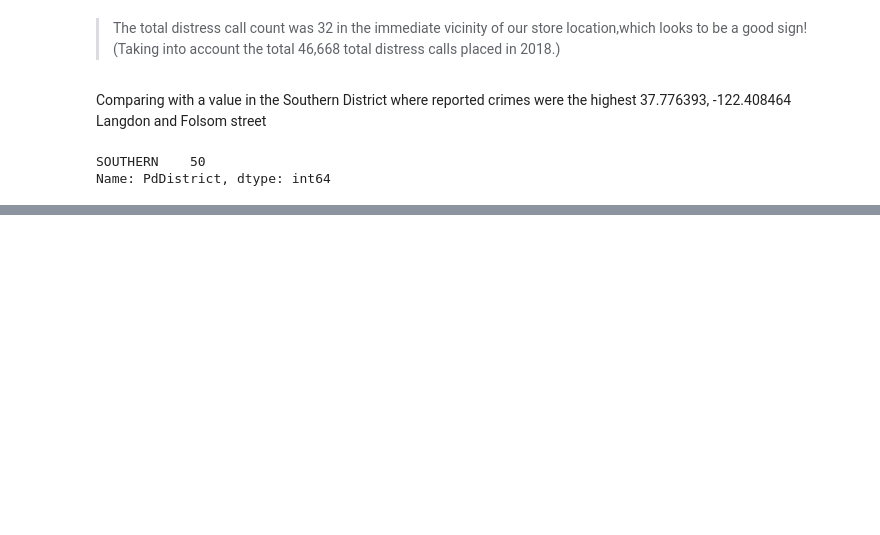
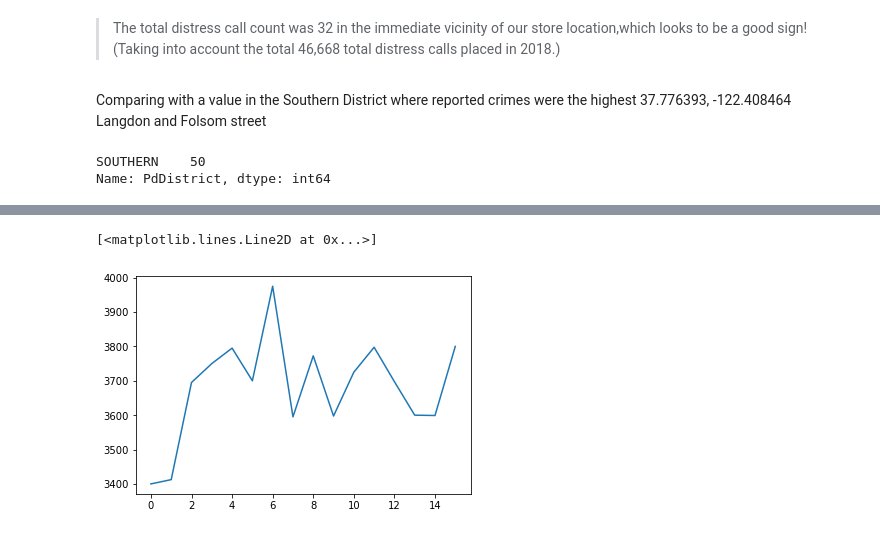
Before and after one commit to cmattey/VisaCaseStudy, a Jupyter notebook: VisaCaseStudy1.ipynb, the cells around one changed output, grey strips where cells are left out. Saved outputs shown, nothing was run; the diff lists cells and outputs as text; code cells hidden in the pictures; blank space fills up the shorter version.

```diff
--- a/VisaCaseStudy1.ipynb
+++ b/VisaCaseStudy1.ipynb
@@ -216,0 +336,5 @@ Name: PdDistrict, dtype: int64
+# %%
+plt.plot(shop_rent)
+# %% [output]
+[<matplotlib.lines.Line2D at 0x...>]
+[figure, added]
```
Also changed, not shown: parts of 20 cells of this notebook.
